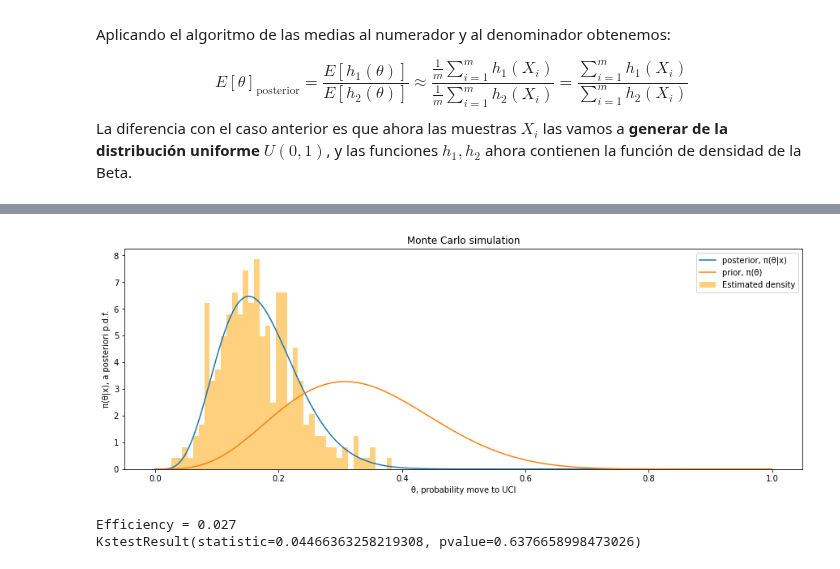
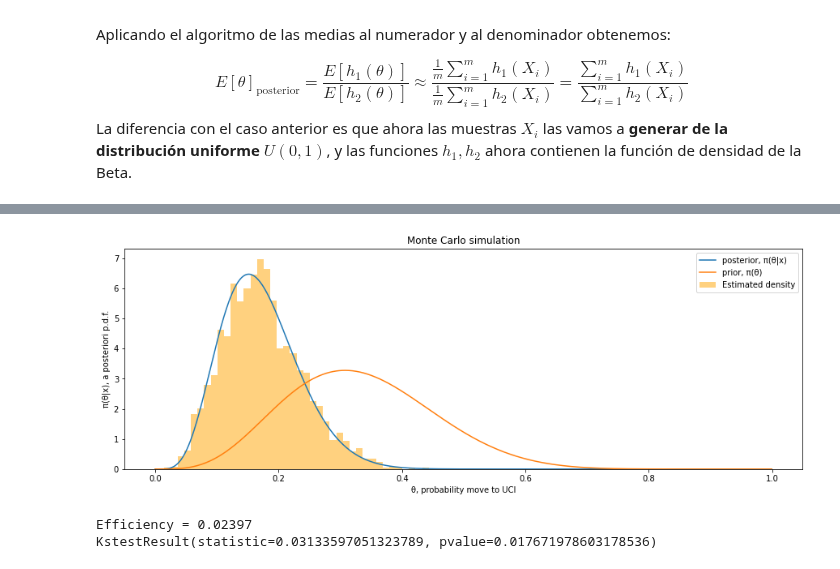
Before and after one commit to Ocete/mcd-cn, a Jupyter notebook: p2/Práctica 2 - Computación numérica.ipynb, the cells around one changed output, grey strips where cells are left out. Saved outputs shown, nothing was run; the diff lists cells and outputs as text; code cells hidden in the pictures.

```diff
--- a/p2/Práctica 2 - Computación numérica.ipynb
+++ b/p2/Práctica 2 - Computación numérica.ipynb
@@ -537,34 +551,34 @@ def empiric_posteriori(max_m = 100000,a = 5,b = 10,n = 20,k = 1,plot = True):
     # Compute probabilities: likelihood / argmax_theta likelihood
     probs = np.array([x**k * (1-x)**(n-k) for x in sample_prio])/mle
 
     # Select accepted index
     accepted = sample_prio[probs > sample_uniform]
 
 
     efficiency = len(accepted)/ (len(sample_prio))
     test = kstest(accepted, 'beta', args=(a+k,b+n-k))
 
     # Plotting
     if plot:
         fig,ax = plt.subplots(figsize=(15,5))
         plt.hist(accepted,density= True,bins = 40,color='orange',alpha=0.5,label="Histogram")
         plot_beta(a+k, b+n-k)
         plot_beta(a, b)
 
         plt.legend(['posterior, π(θ|x)','prior, π(θ)',  'Estimated density'])
         plt.title('Monte Carlo simulation')
         plt.ylabel('π(θ|x), a posteriori p.d.f.')
         plt.xlabel('θ, probability move to UCI')
         plt.show()
 
         # Print numerical values
         print("Efficiency = {}".format(efficiency))
         print(test)
 
     return efficiency,test
 
-_,_ = empiric_posteriori(max_m = 10000)
+_,_ = empiric_posteriori()
 # %% [output]
-[figure, old version]
+[figure, new version]
-Efficiency = 0.027
-KstestResult(statistic=0.04466363258219308, pvalue=0.6376658998473026)
+Efficiency = 0.02397
+KstestResult(statistic=0.03133597051323789, pvalue=0.017671978603178536)
```
Also changed, not shown: parts of 16 cells of this notebook, 1 other file.
